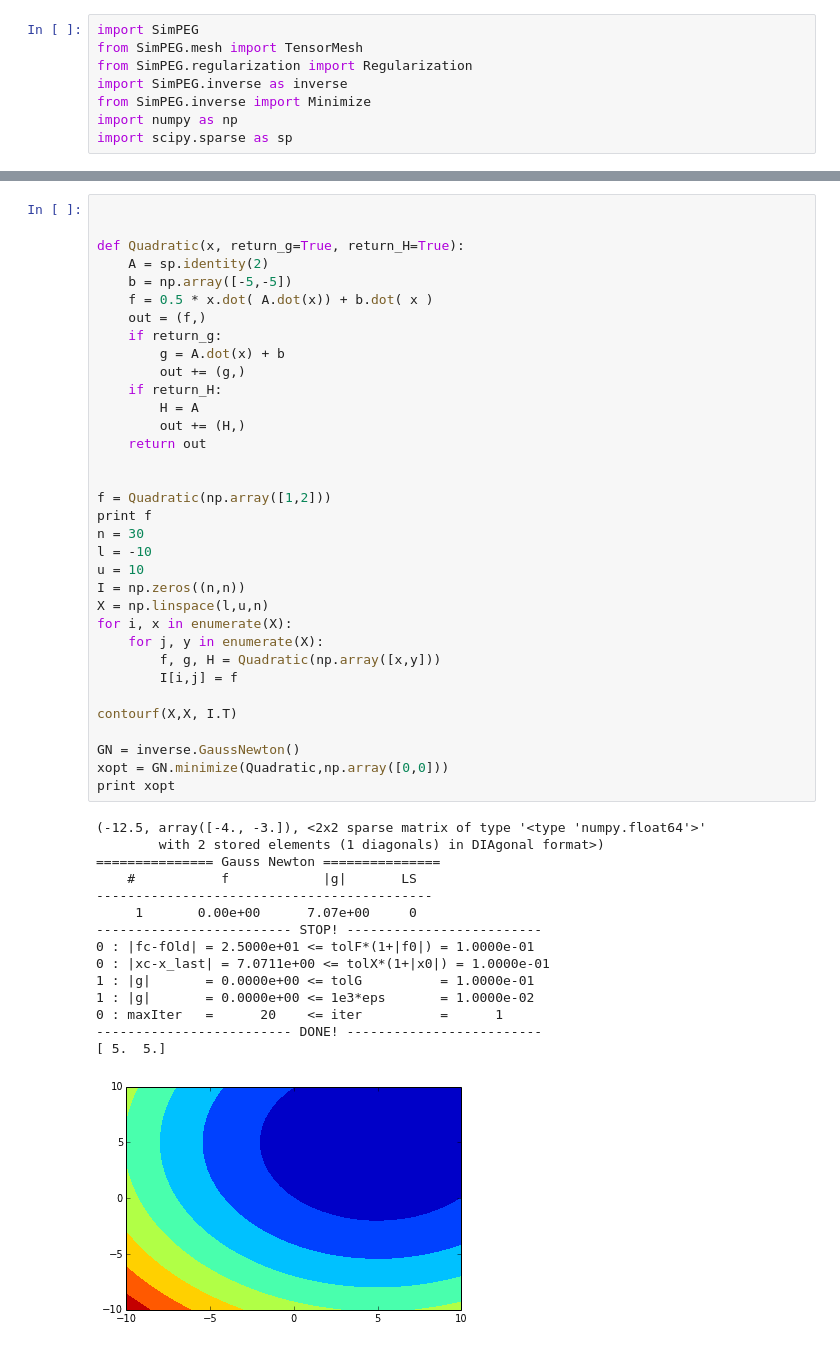
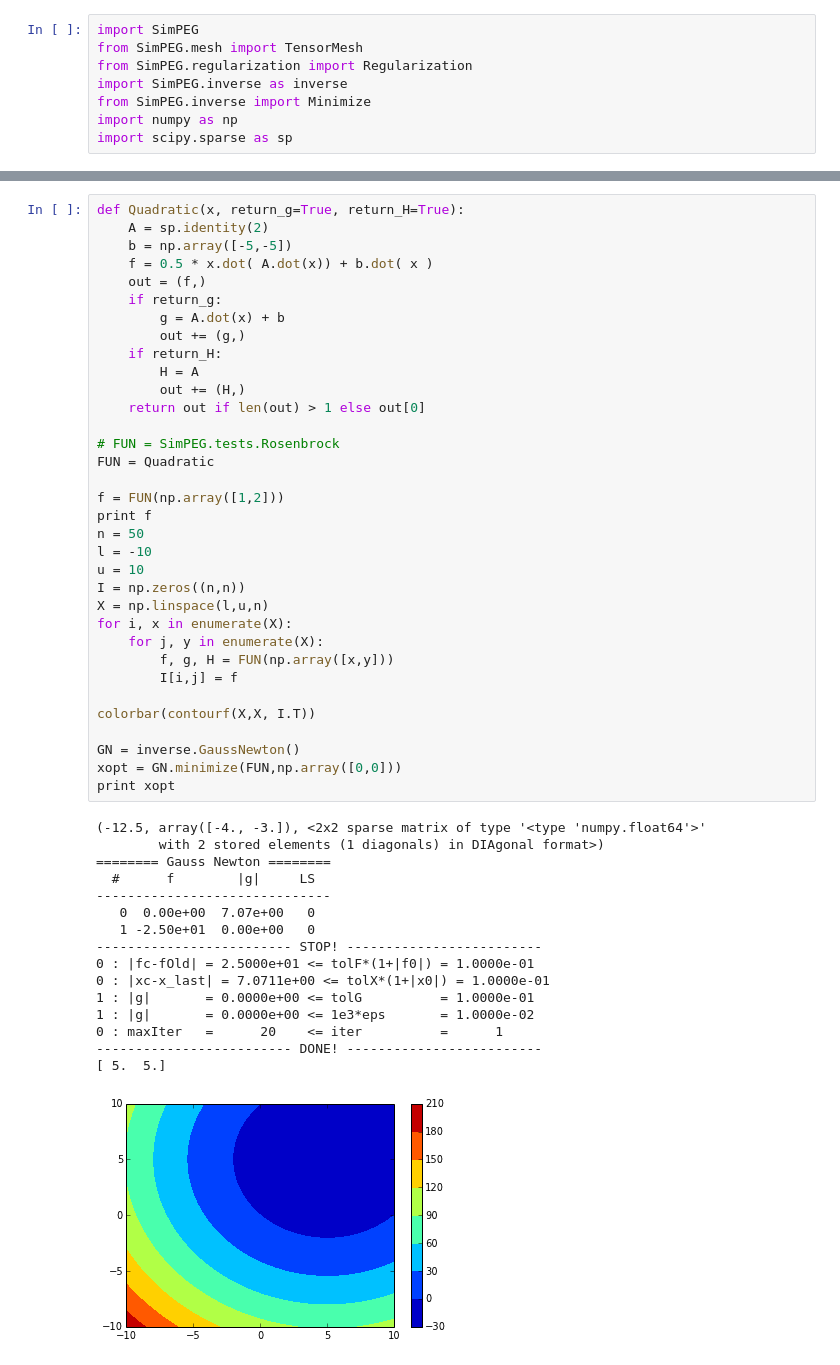
Before and after one commit to simpeg/simpeg, a Jupyter notebook: notebooks/Bound Constraint Problem.ipynb, the cells around one changed output, grey strips where cells are left out. Cells and saved outputs as stored; diff of their text form.

```diff
--- a/notebooks/Bound Constraint Problem.ipynb
+++ b/notebooks/Bound Constraint Problem.ipynb
@@ -49,7 +42,5 @@ plt.plot(M.vectorCCx, mrec, 'r-')
 [figure]
 # %%
-
-
 def Quadratic(x, return_g=True, return_H=True):
     A = sp.identity(2)
     b = np.array([-5,-5])
@@ -59,41 +50,44 @@ def Quadratic(x, return_g=True, return_H=True):
         g = A.dot(x) + b
         out += (g,)
     if return_H:
         H = A
         out += (H,)
-    return out
+    return out if len(out) > 1 else out[0]
 
+# FUN = SimPEG.tests.Rosenbrock
+FUN = Quadratic
 
-f = Quadratic(np.array([1,2]))
+f = FUN(np.array([1,2]))
 print f
-n = 30
+n = 50
 l = -10
 u = 10
 I = np.zeros((n,n))
 X = np.linspace(l,u,n)
 for i, x in enumerate(X):
     for j, y in enumerate(X):
-        f, g, H = Quadratic(np.array([x,y]))
+        f, g, H = FUN(np.array([x,y]))
         I[i,j] = f
 
-contourf(X,X, I.T)
+colorbar(contourf(X,X, I.T))
 
 GN = inverse.GaussNewton()
-xopt = GN.minimize(Quadratic,np.array([0,0]))
+xopt = GN.minimize(FUN,np.array([0,0]))
 print xopt
 # %% [output]
 (-12.5, array([-4., -3.]), <2x2 sparse matrix of type '<type 'numpy.float64'>'
         with 2 stored elements (1 diagonals) in DIAgonal format>)
-=============== Gauss Newton ===============
-    #           f            |g|       LS
--------------------------------------------
-     1       0.00e+00      7.07e+00     0
+======== Gauss Newton ========
+  #      f        |g|     LS
+------------------------------
+   0  0.00e+00  7.07e+00   0
+   1 -2.50e+01  0.00e+00   0
 ------------------------- STOP! -------------------------
 0 : |fc-fOld| = 2.5000e+01 <= tolF*(1+|f0|) = 1.0000e-01
 0 : |xc-x_last| = 7.0711e+00 <= tolX*(1+|x0|) = 1.0000e-01
 1 : |g|       = 0.0000e+00 <= tolG          = 1.0000e-01
 1 : |g|       = 0.0000e+00 <= 1e3*eps       = 1.0000e-02
 0 : maxIter   =      20    <= iter          =      1
 ------------------------- DONE! -------------------------
 [ 5.  5.]
-[figure, old version]
+[figure, new version]
```
Also changed, not shown: parts of 6 cells of this notebook, 3 other files.
